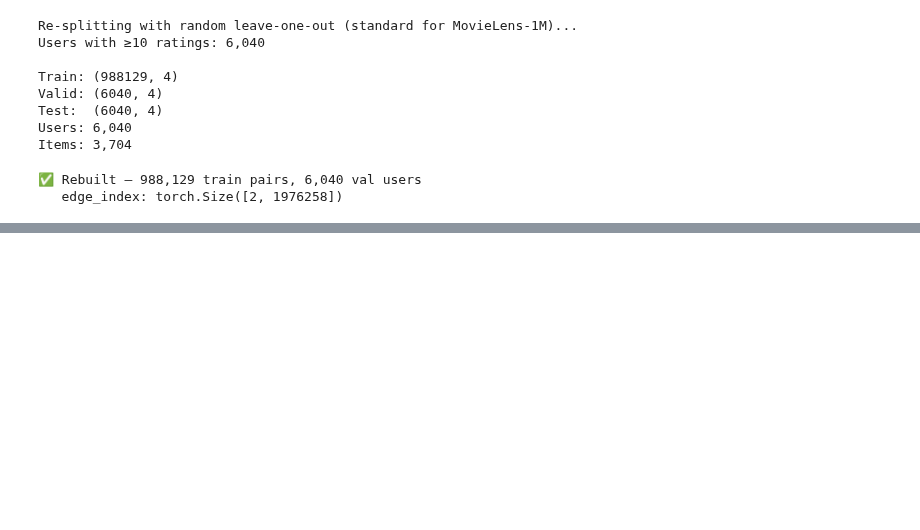
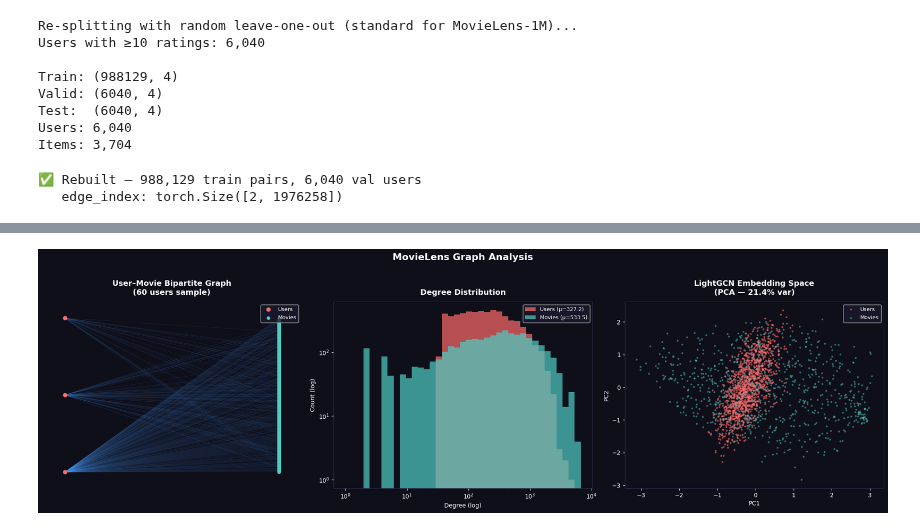
Before and after one commit to MeenakshiRajpurohit/CMPE-255-Data-Mining, a Jupyter notebook: MovieLensDataset.ipynb, the cells around one changed output, grey strips where cells are left out. Saved outputs shown, nothing was run; the diff lists cells and outputs as text; code cells hidden in the pictures; blank space fills up the shorter version.

```diff
--- a/MovieLensDataset.ipynb
+++ b/MovieLensDataset.ipynb
@@ -556,0 +635,98 @@ Epoch 200/200 | Loss: 0.1996 | NDCG@10: 0.1036 | Recall@10: 0.1956 | 7.2s | pati
+# %%
+# ═══════════════════════════════════════════════════════════════
+#  CELL 2 — Graph Visualization (fixed)
+# ═══════════════════════════════════════════════════════════════
+import matplotlib.pyplot as plt
+import networkx as nx
+import numpy as np
+from sklearn.decomposition import PCA
+
+fig, axes = plt.subplots(1, 3, figsize=(20, 6))
+fig.patch.set_facecolor('#0f0f1a')
+for ax in axes: ax.set_facecolor('#0f0f1a')
+
+ei_cpu = edge_index.cpu().numpy()
+
+# ── Compute degrees from ALL edges (both directions) ─────────────────────────
+all_nodes = np.concatenate([ei_cpu[0], ei_cpu[1]])
+degree    = np.bincount(all_nodes, minlength=n_users + n_items)
+user_degrees = degree[:n_users]
+item_degrees = degree[n_users:]
+
+# ── Plot 1: Bipartite subgraph ────────────────────────────────────────────────
+ax = axes[0]
+# Keep only u→item edges (user nodes < n_users, item nodes >= n_users)
+mask        = (ei_cpu[0] < n_users) & (ei_cpu[1] >= n_users)
+ei_ui       = ei_cpu[:, mask]
+sample_users = np.random.choice(n_users, size=60, replace=False)
+sample_set   = set(sample_users.tolist())
+
+G = nx.Graph()
+sub_edges = [(ei_ui[0,i], ei_ui[1,i])
+             for i in range(ei_ui.shape[1])
+             if ei_ui[0,i] in sample_set][:300]
+
+for u, v in sub_edges:
+    G.add_node(u, kind='user')
+    G.add_node(v, kind='item')
+    G.add_edge(u, v)
+
+user_nodes = [n for n,d in G.nodes(data=True) if d.get('kind')=='user']
+item_nodes = [n for n,d in G.nodes(data=True) if d.get('kind')=='item']
+pos = nx.bipartite_layout(G, user_nodes, align='vertical', scale=2)
+
+nx.draw_networkx_edges(G, pos, ax=ax, alpha=0.15, edge_color='#4a9eff', width=0.5)
+nx.draw_networkx_nodes(G, pos, nodelist=user_nodes, ax=ax,
+                       node_color='#ff6b6b', node_size=40, label='Users')
+nx.draw_networkx_nodes(G, pos, nodelist=item_nodes, ax=ax,
+                       node_color='#4ecdc4', node_size=25, label='Movies')
+ax.set_title('User–Movie Bipartite Graph\n(60 users sample)', color='white',
+             fontsize=13, fontweight='bold', pad=12)
+ax.legend(loc='upper right', facecolor='#1a1a2e', labelcolor='white', fontsize=9)
+ax.axis('off')
+
+# ── Plot 2: Degree distributions ─────────────────────────────────────────────
+ax = axes[1]
+max_deg = max(user_degrees.max(), item_degrees.max())
+bins    = np.logspace(0, np.log10(max_deg + 1), 40)
+
+ax.hist(user_degrees[user_degrees > 0], bins=bins, alpha=0.7,
+        color='#ff6b6b', label=f'Users (μ={user_degrees[user_degrees>0].mean():.1f})')
+ax.hist(item_degrees[item_degrees > 0], bins=bins, alpha=0.7,
+        color='#4ecdc4', label=f'Movies (μ={item_degrees[item_degrees>0].mean():.1f})')
+ax.set_xscale('log'); ax.set_yscale('log')
+ax.set_xlabel('Degree (log)', color='white')
+ax.set_ylabel('Count (log)', color='white')
+ax.set_title('Degree Distribution', color='white', fontsize=13, fontweight='bold', pad=12)
+ax.tick_params(colors='white')
+ax.legend(facecolor='#1a1a2e', labelcolor='white', fontsize=9)
+for spine in ax.spines.values(): spine.set_edgecolor('#333355')
+
+# ── Plot 3: LightGCN embedding PCA ───────────────────────────────────────────
+ax = axes[2]
+sample_n = min(2000, n_users + n_items)
+idx_samp = np.random.choice(n_users + n_items, sample_n, replace=False)
+emb_samp = lgcn_embs[idx_samp].cpu().float().numpy()
+pca      = PCA(n_components=2, random_state=42)
+coords   = pca.fit_transform(emb_samp)
+is_user  = idx_samp < n_users
+
+ax.scatter(coords[ is_user, 0], coords[ is_user, 1],
+           c='#ff6b6b', s=5, alpha=0.5, label='Users')
+ax.scatter(coords[~is_user, 0], coords[~is_user, 1],
+           c='#4ecdc4', s=5, alpha=0.4, label='Movies')
+ax.set_title(f'LightGCN Embedding Space\n(PCA — {pca.explained_variance_ratio_.sum():.1%} var)',
+             color='white', fontsize=13, fontweight='bold', pad=12)
+ax.set_xlabel('PC1', color='white'); ax.set_ylabel('PC2', color='white')
+ax.tick_params(colors='white')
+ax.legend(facecolor='#1a1a2e', labelcolor='white', fontsize=9)
+for spine in ax.spines.values(): spine.set_edgecolor('#333355')
+
+plt.suptitle('MovieLens Graph Analysis', color='white',
+             fontsize=16, fontweight='bold', y=1.02)
+plt.tight_layout()
+plt.savefig('graph_analysis.png', dpi=150, bbox_inches='tight', facecolor='#0f0f1a')
+plt.show()
+print('✅ Saved graph_analysis.png')
+# %% [output]
+[figure, added]
```
Also changed, not shown: parts of 17 cells of this notebook.
